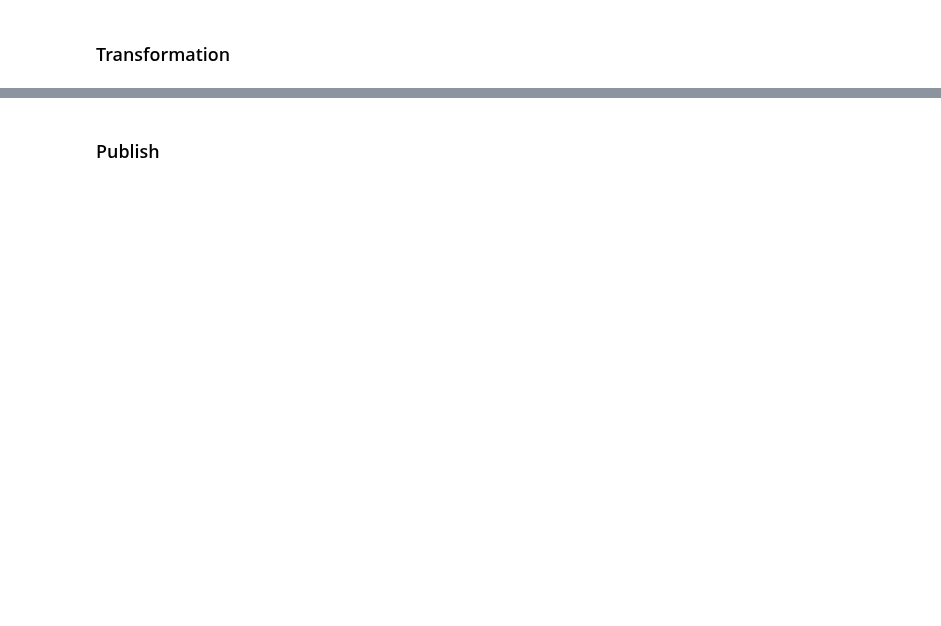
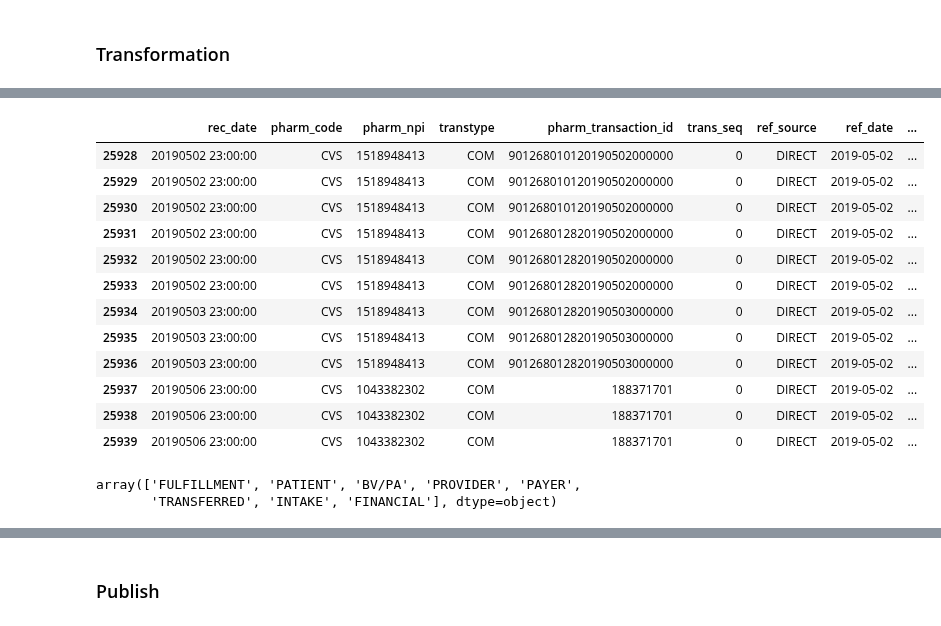
Before and after one commit to RyanAdalbert/s3parq, a Jupyter notebook: transforms/fill_rate_schema.ipynb, the cells around one changed output, grey strips where cells are left out. Cells and saved outputs as stored; diff of their text form; code cells hidden in the pictures; blank space fills up the shorter version.

```diff
--- a/transforms/fill_rate_schema.ipynb
+++ b/transforms/fill_rate_schema.ipynb
@@ -136,0 +201,15 @@ final_dataframe = input_contract.fetch(filters=run_filter)
+# %%
+df = df.sort_values(sort_columns,ascending=[True, True, True, True])
+# %%
+max_date_df = (
+    df
+    .groupby(col_ids)
+    .status_date
+    .max()
+    .reset_index(drop=False)
+    .rename(columns={status_date:'max_status_date'})
+)
+# %%
+df = pd.merge(df,max_date_df,on=col_ids)
+# %%
+df['is_max_date'] = np.where(df[status_date] == df['max_status_date'],1,0)
@@ -136,0 +218,21 @@ final_dataframe = input_contract.fetch(filters=run_filter)
+# %%
+df[df.msa_patient_id == '4500000']
+# %% [output]
+|  | rec_date | pharm_code | pharm_npi | transtype | pharm_transaction_id | trans_seq | ref_source | ref_date | ... |
+| 25928 | 20190502 23:00:00 | CVS | 1518948413 | COM | 901268010120190502000000 | 0 | DIRECT | 2019-05-02 | ... |
+| 25929 | 20190502 23:00:00 | CVS | 1518948413 | COM | 901268010120190502000000 | 0 | DIRECT | 2019-05-02 | ... |
+| 25930 | 20190502 23:00:00 | CVS | 1518948413 | COM | 901268010120190502000000 | 0 | DIRECT | 2019-05-02 | ... |
+| 25931 | 20190502 23:00:00 | CVS | 1518948413 | COM | 901268012820190502000000 | 0 | DIRECT | 2019-05-02 | ... |
+| 25932 | 20190502 23:00:00 | CVS | 1518948413 | COM | 901268012820190502000000 | 0 | DIRECT | 2019-05-02 | ... |
+| 25933 | 20190502 23:00:00 | CVS | 1518948413 | COM | 901268012820190502000000 | 0 | DIRECT | 2019-05-02 | ... |
+| 25934 | 20190503 23:00:00 | CVS | 1518948413 | COM | 901268012820190503000000 | 0 | DIRECT | 2019-05-02 | ... |
+| 25935 | 20190503 23:00:00 | CVS | 1518948413 | COM | 901268012820190503000000 | 0 | DIRECT | 2019-05-02 | ... |
+| 25936 | 20190503 23:00:00 | CVS | 1518948413 | COM | 901268012820190503000000 | 0 | DIRECT | 2019-05-02 | ... |
+| 25937 | 20190506 23:00:00 | CVS | 1043382302 | COM | 188371701 | 0 | DIRECT | 2019-05-02 | ... |
+| 25938 | 20190506 23:00:00 | CVS | 1043382302 | COM | 188371701 | 0 | DIRECT | 2019-05-02 | ... |
+| 25939 | 20190506 23:00:00 | CVS | 1043382302 | COM | 188371701 | 0 | DIRECT | 2019-05-02 | ... |
+# %%
+test_df.Patient_Journey_Hierarchy.unique()
+# %% [output]
+array(['FULFILLMENT', 'PATIENT', 'BV/PA', 'PROVIDER', 'PAYER',
+       'TRANSFERRED', 'INTAKE', 'FINANCIAL'], dtype=object)
```
Also changed, not shown: parts of 15 cells of this notebook.
